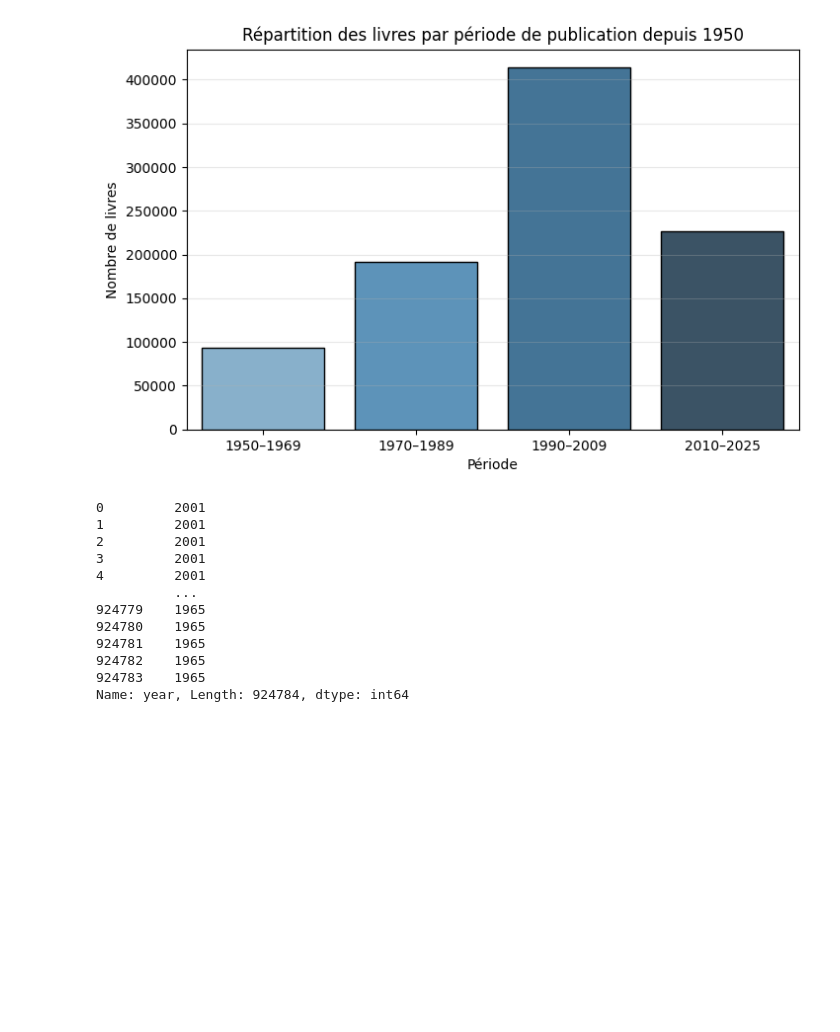
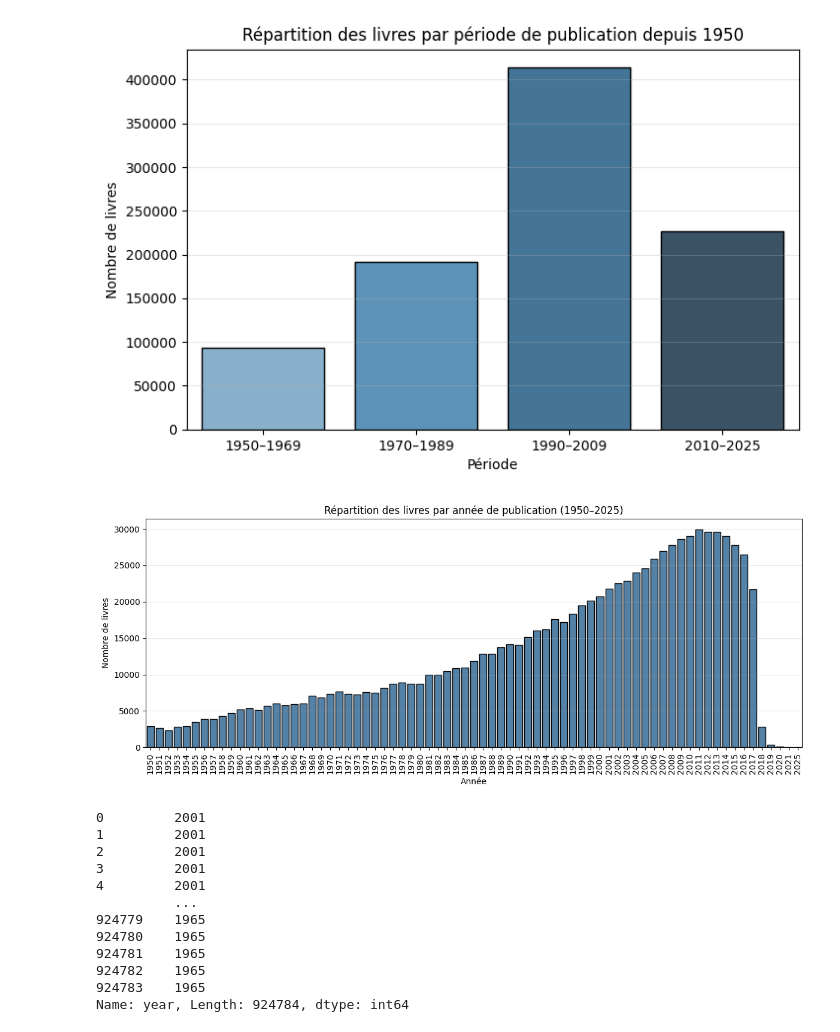
Before and after one commit to curtisguillaume/data_analyse_des_reseaux_sociaux, a Jupyter notebook: preprocessing_data_books.ipynb, the cells around one changed output. Saved outputs shown, nothing was run; the diff lists cells and outputs as text; code cells hidden in the pictures; blank space fills up the shorter version.

```diff
--- a/preprocessing_data_books.ipynb
+++ b/preprocessing_data_books.ipynb
@@ -814,6 +814,29 @@ Passing `palette` without assigning `hue` is deprecated and will be removed in v
 
   sns.barplot(x=period_counts.index, y=period_counts.values, palette="Blues_d", edgecolor="black")
 [figure]
+# %%
+import matplotlib.pyplot as plt
+import seaborn as sns
+
+# On conserve uniquement les livres publiés entre 1950 et 2025
+years = edges_yearly["year"].dropna()
+years = years[(years >= 1950) & (years <= 2025)]
+
+# Compter le nombre de livres par année
+year_counts = years.value_counts().sort_index()
+
+# Affichage
+plt.figure(figsize=(12, 5))
+sns.barplot(x=year_counts.index, y=year_counts.values, color="steelblue", edgecolor="black")
+plt.title("Répartition des livres par année de publication (1950–2025)")
+plt.xlabel("Année")
+plt.ylabel("Nombre de livres")
+plt.xticks(rotation=90)   # Pour éviter le chevauchement
+plt.grid(axis="y", alpha=0.3)
+plt.tight_layout()
+plt.show()
+# %% [output]
+[figure, added]
 # %%
 years
 # %% [output]
```
Also changed, not shown: parts of 5 cells of this notebook.
